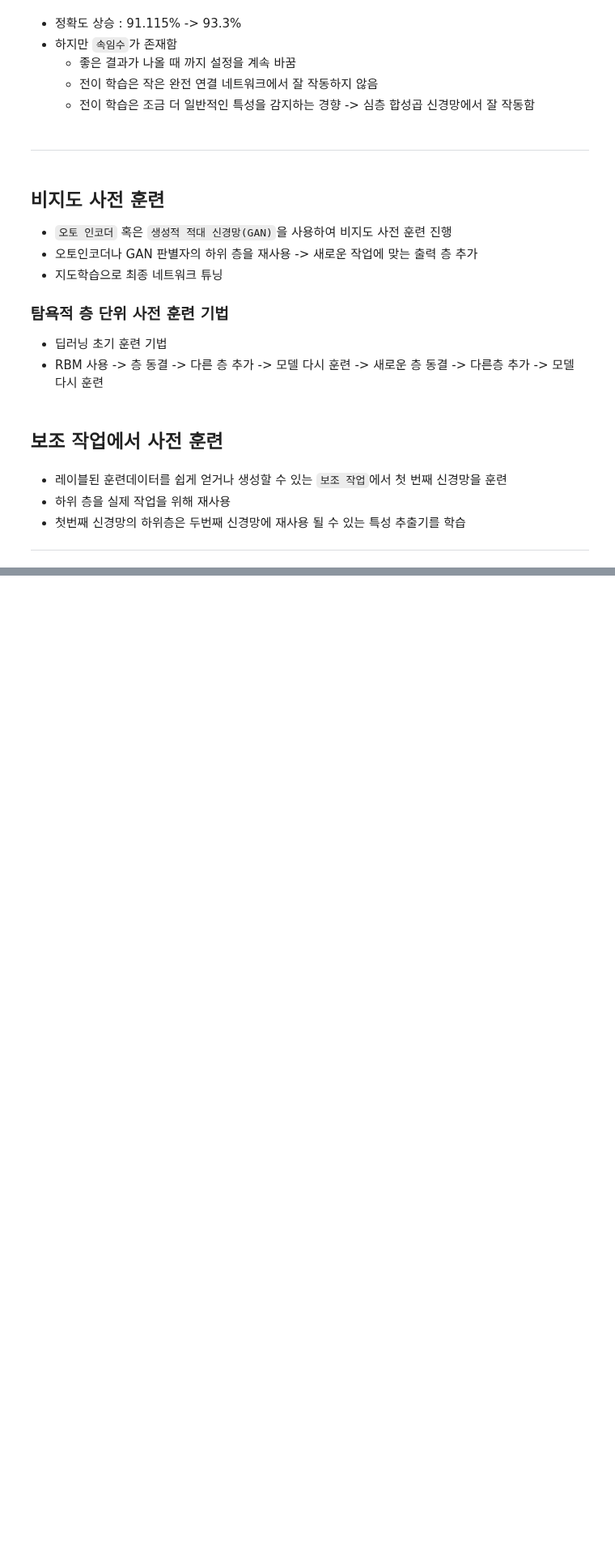
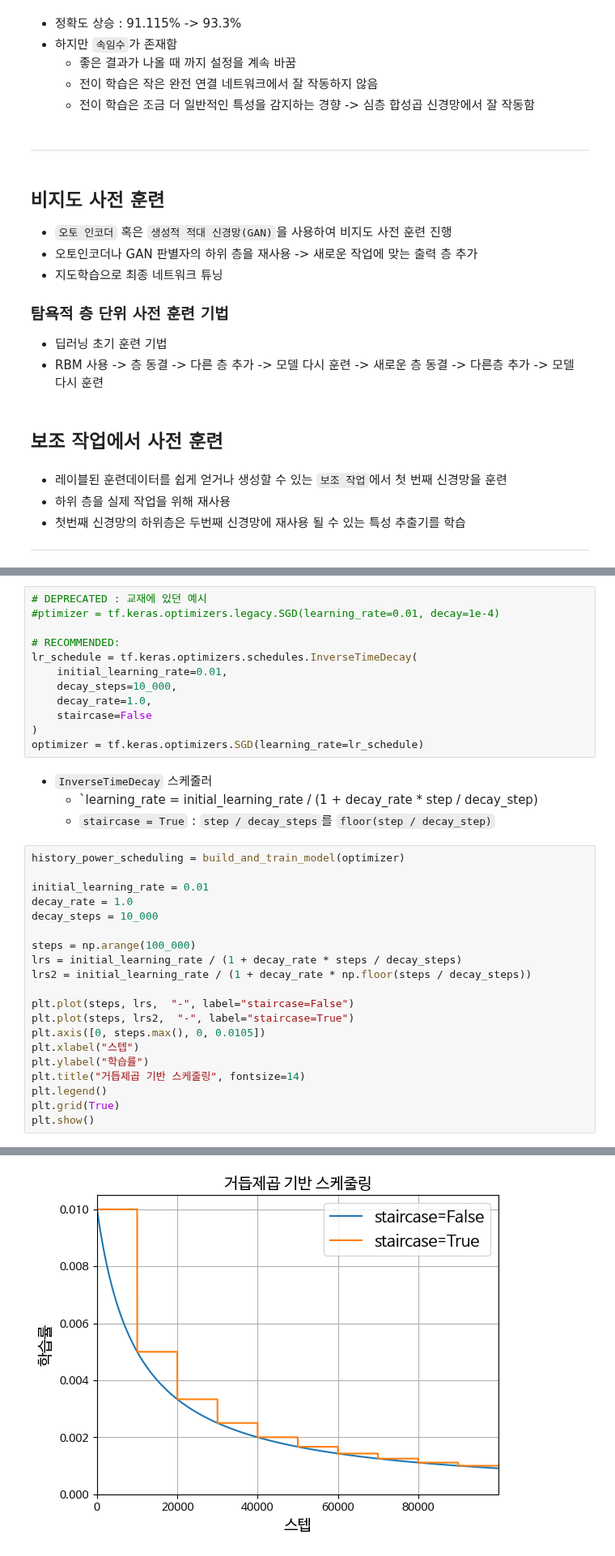
Before and after one commit to instar94/ml_tutorial, a Jupyter notebook: 06.Machine-Learning/handson/11_deepLearningTraining.ipynb, the cells around one changed output, grey strips where cells are left out. Shown at 81% size. Cells and saved outputs as stored; diff of their text form; blank space fills up the shorter version.

```diff
--- a/06.Machine-Learning/handson/11_deepLearningTraining.ipynb
+++ b/06.Machine-Learning/handson/11_deepLearningTraining.ipynb
@@ -833,0 +1237,37 @@ $\theta\leftarrow \theta-\eta\cdot\nabla_{\theta} J(\theta)$
+# %%
+# DEPRECATED : 교재에 있던 예시
+#ptimizer = tf.keras.optimizers.legacy.SGD(learning_rate=0.01, decay=1e-4)
+
+# RECOMMENDED:
+lr_schedule = tf.keras.optimizers.schedules.InverseTimeDecay(
+    initial_learning_rate=0.01,
+    decay_steps=10_000,
+    decay_rate=1.0,
+    staircase=False
+)
+optimizer = tf.keras.optimizers.SGD(learning_rate=lr_schedule)
+# %% [markdown]
+- `InverseTimeDecay` 스케줄러
+  - `learning_rate = initial_learning_rate / (1 + decay_rate * step / decay_step)
+  -  `staircase = True` :  `step / decay_steps`를 `floor(step / decay_step)`
+# %%
+history_power_scheduling = build_and_train_model(optimizer)
+
+initial_learning_rate = 0.01
+decay_rate = 1.0
+decay_steps = 10_000
+
+steps = np.arange(100_000)
+lrs = initial_learning_rate / (1 + decay_rate * steps / decay_steps)
+lrs2 = initial_learning_rate / (1 + decay_rate * np.floor(steps / decay_steps))
+
+plt.plot(steps, lrs,  "-", label="staircase=False")
+plt.plot(steps, lrs2,  "-", label="staircase=True")
+plt.axis([0, steps.max(), 0, 0.0105])
+plt.xlabel("스텝")
+plt.ylabel("학습률")
+plt.title("거듭제곱 기반 스케줄링", fontsize=14)
+plt.legend()
+plt.grid(True)
+plt.show()
+# %% [output]
@@ -833,0 +1294 @@ $\theta\leftarrow \theta-\eta\cdot\nabla_{\theta} J(\theta)$
+[figure, added]
```
Also changed, not shown: parts of 68 cells of this notebook.
